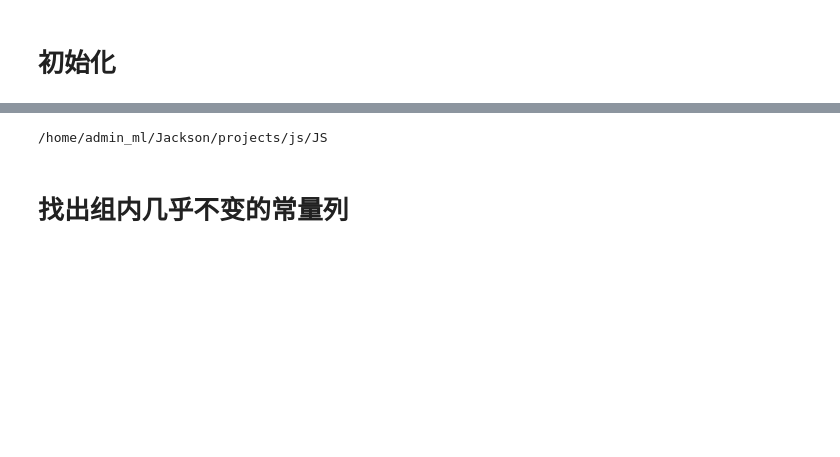
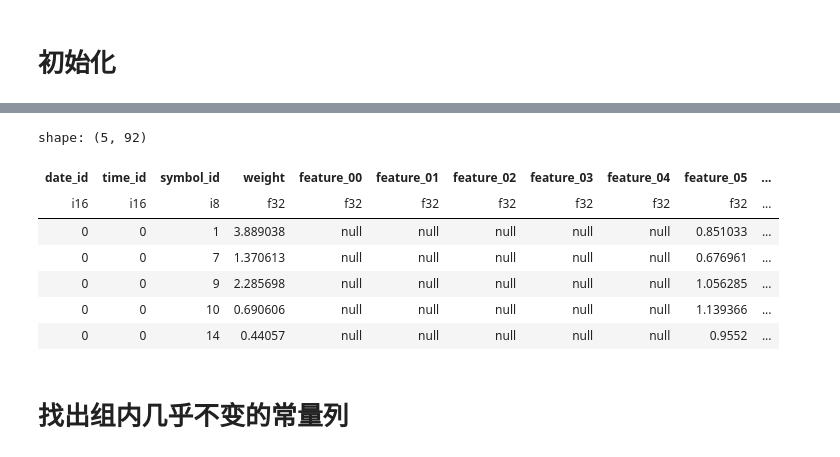
Before and after one commit to Jackson00Han/Jane-Street-Time-Series-Forecasting, a Jupyter notebook: notebooks/eda.ipynb, the cells around one changed output, grey strips where cells are left out. Drawn from its saved outputs; the diff is of its cells as text; code cells hidden in the pictures; blank space fills up the shorter version.

```diff
--- a/notebooks/eda.ipynb
+++ b/notebooks/eda.ipynb
@@ -13,0 +13,15 @@ import fsspec
+# %%
+# ===============================
+# 1) IO roots
+# ===============================
+azure_root = cfg["azure"]["root"]
+ensure_dir_az(azure_root)
+
+local_root = cfg["local"]["root"]
+ensure_dir_local(local_root)
+
+# Build raw-partitions listing (ensure every path has az:// scheme)
+raw_dir = f"az://{azure_root}/{cfg['paths']['raw_partitions']['rel']}"
+raw_matches = fs.glob(f"{raw_dir}/partition_id=*/*.parquet")
+raw_az_paths = [f"az://{p}" for p in raw_matches]
+raw_data_paths = sorted(raw_az_paths)
@@ -14,6 +41,23 @@ import fsspec
+# %%
+lf_raw = pl.scan_parquet(raw_data_paths, storage_options=storage_options)
+# %%
+lf_raw.limit(5).collect()
+# %% [output]
+shape: (5, 92)
+| date_id | time_id | symbol_id | weight | feature_00 | feature_01 | feature_02 | feature_03 | feature_04 | feature_05 | ... |
+| i16 | i16 | i8 | f32 | f32 | f32 | f32 | f32 | f32 | f32 | ... |
+| 0 | 0 | 1 | 3.889038 | null | null | null | null | null | 0.851033 | ... |
+| 0 | 0 | 7 | 1.370613 | null | null | null | null | null | 0.676961 | ... |
+| 0 | 0 | 9 | 2.285698 | null | null | null | null | null | 1.056285 | ... |
+| 0 | 0 | 10 | 0.690606 | null | null | null | null | null | 1.139366 | ... |
+| 0 | 0 | 14 | 0.44057 | null | null | null | null | null | 0.9552 | ... |
 # %%
+# src/pipeline/io.py
+from __future__ import annotations
+import os, base64
 from pathlib import Path
-import os
+import yaml, fsspec
+from dotenv import load_dotenv
 
 def find_project_root(
     start: str | Path | None = None,
@@ -37,6 +81,32 @@ def find_project_root(
 
 # optional: allow override via env var
 ROOT = Path(os.getenv("JS_PROJECT_ROOT") or find_project_root())
-print(ROOT)
+
+# ---------- 1) Azure 存储配置 ----------
+path_env = f"{ROOT}/.env"
+load_dotenv(dotenv_path=path_env, override=False)  # 读取 .env 到环境变量（若没有 .env 也不报错）
+ACC = (os.getenv("AZURE_STORAGE_ACCOUNT_NAME") or "").strip()
+KEY = (os.getenv("AZURE_STORAGE_ACCOUNT_KEY") or "").strip()
+storage_options = {"account_name": ACC, "account_key": KEY}
+
+def get_fs():
+    return fsspec.filesystem("az", **storage_options)
+fs = get_fs()
+
+# 创建 Azure 路径对应的目录
+def ensure_dir_az(path: str) -> None:
+    # 兼容 'az://container/...' 或 'container/...'
+    p = path[5:] if isinstance(path, str) and path.startswith("az://") else path
+    fs.makedirs(p, exist_ok=True)
+
+# ---------- 2) 配置文件加载 ----------
+path_cfg = f"{ROOT}/config/config.yaml"
+def load_cfg(path: str = "config.yaml") -> dict:
+    with open(path, "r", encoding="utf-8") as f:
+        return yaml.safe_load(f)
+cfg = load_cfg(path_cfg)
+
+
+# ---------- 3) 创建本地路径 ----------
+def ensure_dir_local(path: str) -> None:
+    Path(path).mkdir(parents=True, exist_ok=True)
-# %% [output]
-/home/admin_ml/Jackson/projects/js/JS
```
Also changed, not shown: parts of 6 cells of this notebook, 6 other files.
